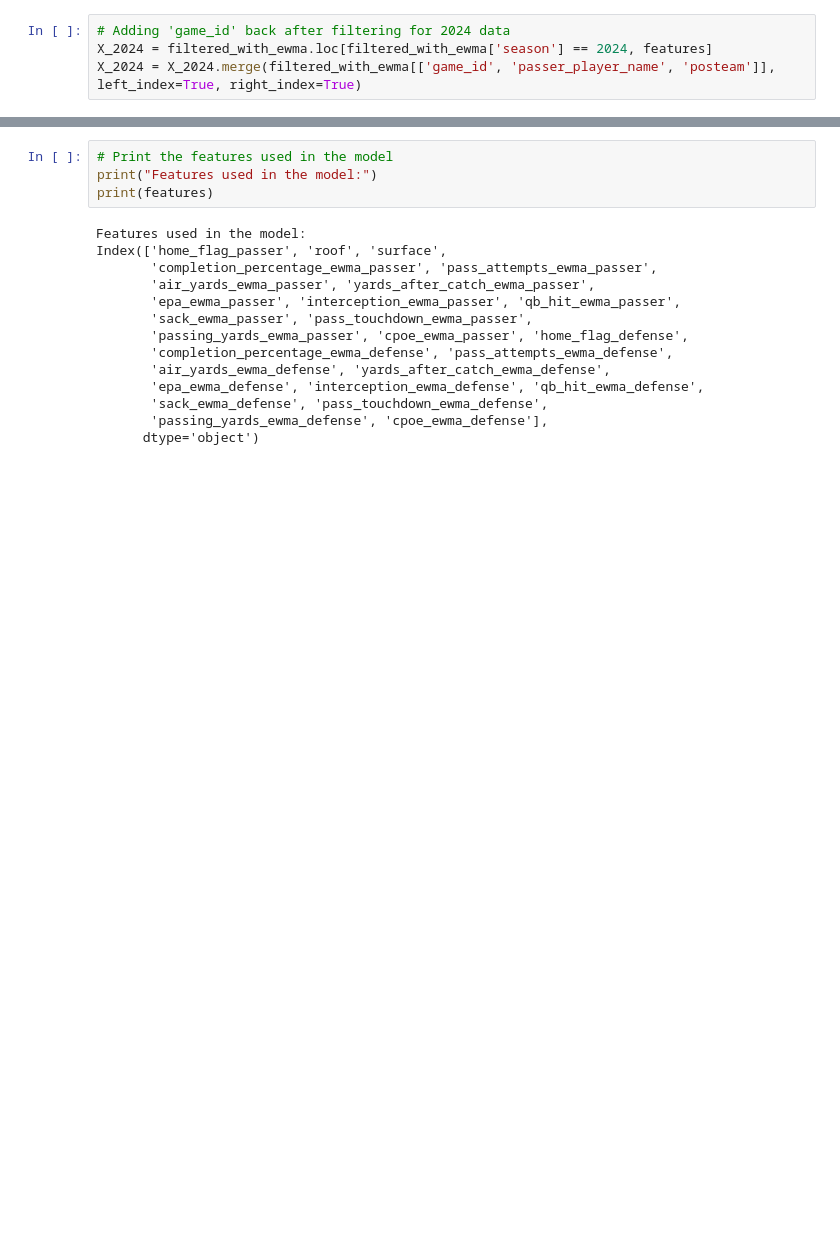
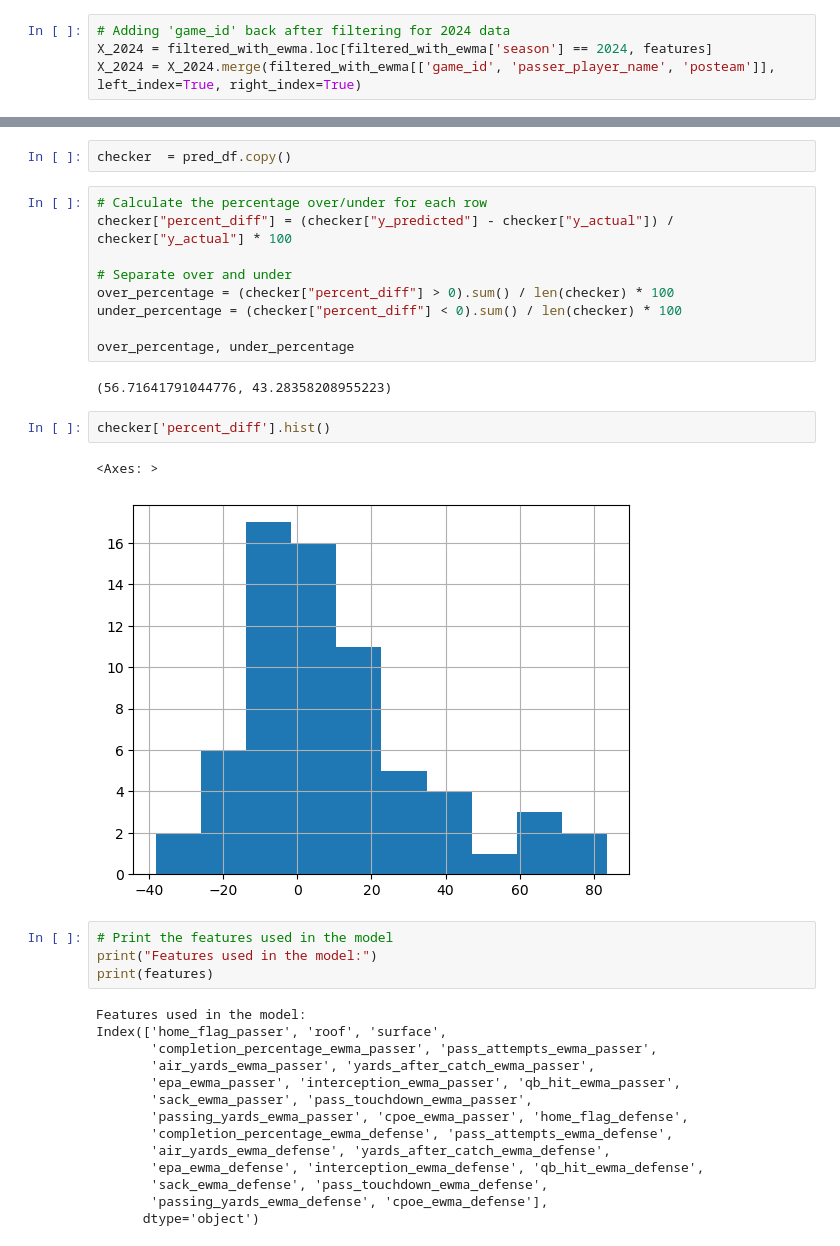
Before and after one commit to bhuggard/CheckTheCover, a Jupyter notebook: heysusan.ipynb, the cells around one changed output, grey strips where cells are left out. Saved outputs shown, nothing was run; the diff lists cells and outputs as text; blank space fills up the shorter version.

```diff
--- a/heysusan.ipynb
+++ b/heysusan.ipynb
@@ -485,3 +467,21 @@ pred_df.head(50)
+# %%
+checker  = pred_df.copy()
+# %%
+# Calculate the percentage over/under for each row
+checker["percent_diff"] = (checker["y_predicted"] - checker["y_actual"]) / checker["y_actual"] * 100
+
+# Separate over and under
+over_percentage = (checker["percent_diff"] > 0).sum() / len(checker) * 100
+under_percentage = (checker["percent_diff"] < 0).sum() / len(checker) * 100
+
+over_percentage, under_percentage
+# %% [output]
+(56.71641791044776, 43.28358208955223)
+# %%
+checker['percent_diff'].hist()
+# %% [output]
+<Axes: >
+[figure, added]
 # %%
 # Print the features used in the model
 print("Features used in the model:")
```
Also changed, not shown: parts of 5 cells of this notebook.
